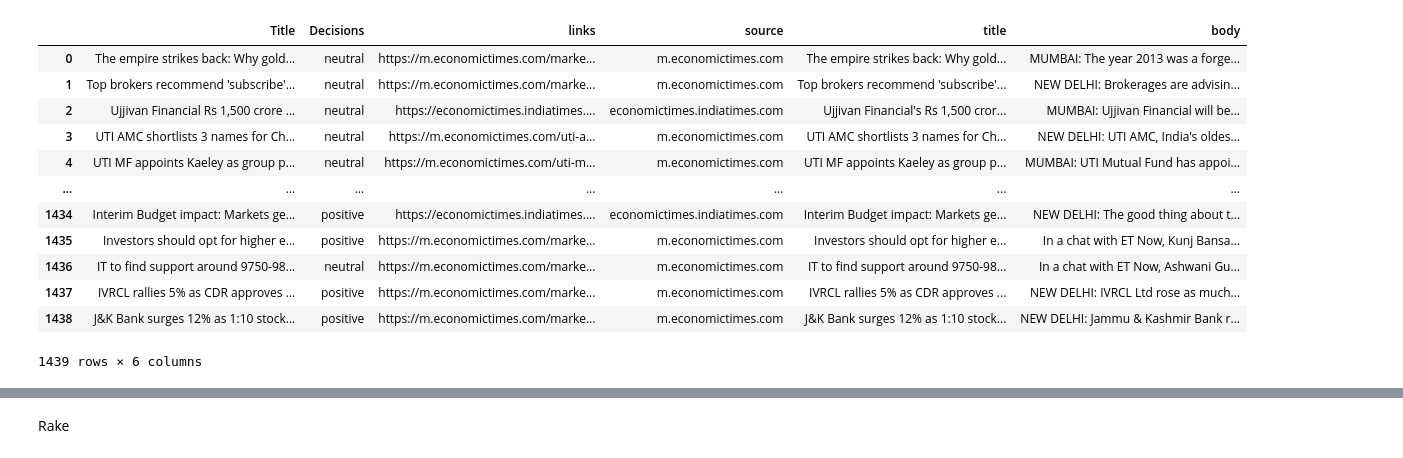
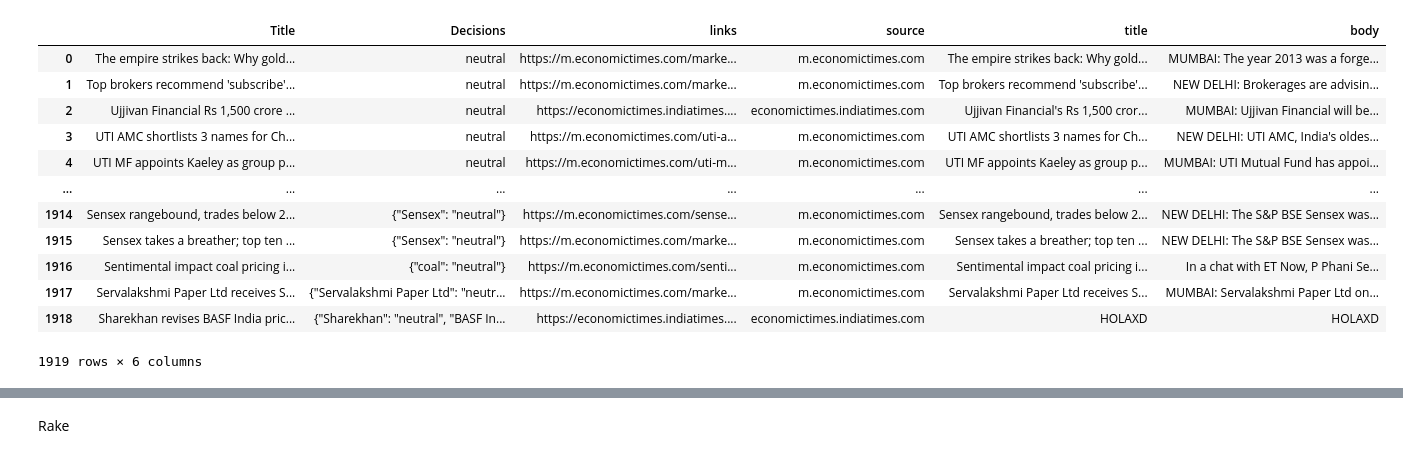
Before and after one commit to juanyodavid/capstone, a Jupyter notebook: dev/ryk.ipynb, the cells around one changed output, grey strips where cells are left out. Cells and saved outputs as stored; diff of their text form; code cells hidden in the pictures.

```diff
--- a/dev/ryk.ipynb
+++ b/dev/ryk.ipynb
@@ -17,31 +17,31 @@ negative_wds = [row['word'] for i, row in wds_dict.iterrows() if row['sentiment'
 # %%
 # path = '../dataset/finRep/FinancialPhraseBank/all-data.csv'
 # df = pd.read_csv(path, encoding = "ISO-8859-1", names = ['sentiment', 'sentence'])
 # # print(df[:10])
 # path = '../dataset/finRep/FiQA/fiqa_extended.csv'
 
-path = '../dev/web_scrapper/sentfin_extended22.csv'
+path = '../dev/web_scrapper/sentfin_extended_final.csv'
 df = pd.read_csv(path, encoding = "ISO-8859-1")
 
 # df['sentiment_score'] = np.where((df['sentiment_score'] < 0.35 ) & (df['sentiment_score'] > -0.35), 0, df['sentiment_score'])
 # df['sentiment_score'] = np.where((df['sentiment_score'] >= 0.35 ), 1, df['sentiment_score'])
 # df['sentiment_score'] = np.where((df['sentiment_score'] <= -0.35 ), -1, df['sentiment_score'])
 # df['sentiment_score'] = df['sentiment_score'].astype(int)
 df
 # %% [output]
 |  | Title | Decisions | links | source | title | body |
 | 0 | The empire strikes back: Why gold... | neutral | https://m.economictimes.com/marke... | m.economictimes.com | The empire strikes back: Why gold... | MUMBAI: The year 2013 was a forge... |
 | 1 | Top brokers recommend 'subscribe'... | neutral | https://m.economictimes.com/marke... | m.economictimes.com | Top brokers recommend 'subscribe'... | NEW DELHI: Brokerages are advisin... |
 | 2 | Ujjivan Financial Rs 1,500 crore ... | neutral | https://economictimes.indiatimes.... | economictimes.indiatimes.com | Ujjivan Financial's Rs 1,500 cror... | MUMBAI: Ujjivan Financial will be... |
 | 3 | UTI AMC shortlists 3 names for Ch... | neutral | https://m.economictimes.com/uti-a... | m.economictimes.com | UTI AMC shortlists 3 names for Ch... | NEW DELHI: UTI AMC, India's oldes... |
 | 4 | UTI MF appoints Kaeley as group p... | neutral | https://m.economictimes.com/uti-m... | m.economictimes.com | UTI MF appoints Kaeley as group p... | MUMBAI: UTI Mutual Fund has appoi... |
 | ... | ... | ... | ... | ... | ... | ... |
-| 1434 | Interim Budget impact: Markets ge... | positive | https://economictimes.indiatimes.... | economictimes.indiatimes.com | Interim Budget impact: Markets ge... | NEW DELHI: The good thing about t... |
-| 1435 | Investors should opt for higher e... | positive | https://m.economictimes.com/marke... | m.economictimes.com | Investors should opt for higher e... | In a chat with ET Now, Kunj Bansa... |
-| 1436 | IT to find support around 9750-98... | neutral | https://m.economictimes.com/marke... | m.economictimes.com | IT to find support around 9750-98... | In a chat with ET Now, Ashwani Gu... |
-| 1437 | IVRCL rallies 5% as CDR approves ... | positive | https://m.economictimes.com/marke... | m.economictimes.com | IVRCL rallies 5% as CDR approves ... | NEW DELHI: IVRCL Ltd rose as much... |
-| 1438 | J&K Bank surges 12% as 1:10 stock... | positive | https://m.economictimes.com/marke... | m.economictimes.com | J&K Bank surges 12% as 1:10 stock... | NEW DELHI: Jammu & Kashmir Bank r... |
+| 1914 | Sensex rangebound, trades below 2... | {"Sensex": "neutral"} | https://m.economictimes.com/sense... | m.economictimes.com | Sensex rangebound, trades below 2... | NEW DELHI: The S&P BSE Sensex was... |
+| 1915 | Sensex takes a breather; top ten ... | {"Sensex": "neutral"} | https://m.economictimes.com/marke... | m.economictimes.com | Sensex takes a breather; top ten ... | NEW DELHI: The S&P BSE Sensex was... |
+| 1916 | Sentimental impact coal pricing i... | {"coal": "neutral"} | https://m.economictimes.com/senti... | m.economictimes.com | Sentimental impact coal pricing i... | In a chat with ET Now, P Phani Se... |
+| 1917 | Servalakshmi Paper Ltd receives S... | {"Servalakshmi Paper Ltd": "neutr... | https://m.economictimes.com/marke... | m.economictimes.com | Servalakshmi Paper Ltd receives S... | MUMBAI: Servalakshmi Paper Ltd on... |
+| 1918 | Sharekhan revises BASF India pric... | {"Sharekhan": "neutral", "BASF In... | https://economictimes.indiatimes.... | economictimes.indiatimes.com | HOLAXD | HOLAXD |
-1439 rows × 6 columns
+1919 rows × 6 columns
 # %%
 df.Decisions.value_counts().sort_values().plot(kind = 'barh')
 # df.sentiment_score.value_counts().sort_values()
```
Also changed, not shown: parts of 17 cells of this notebook, 12 other files.
